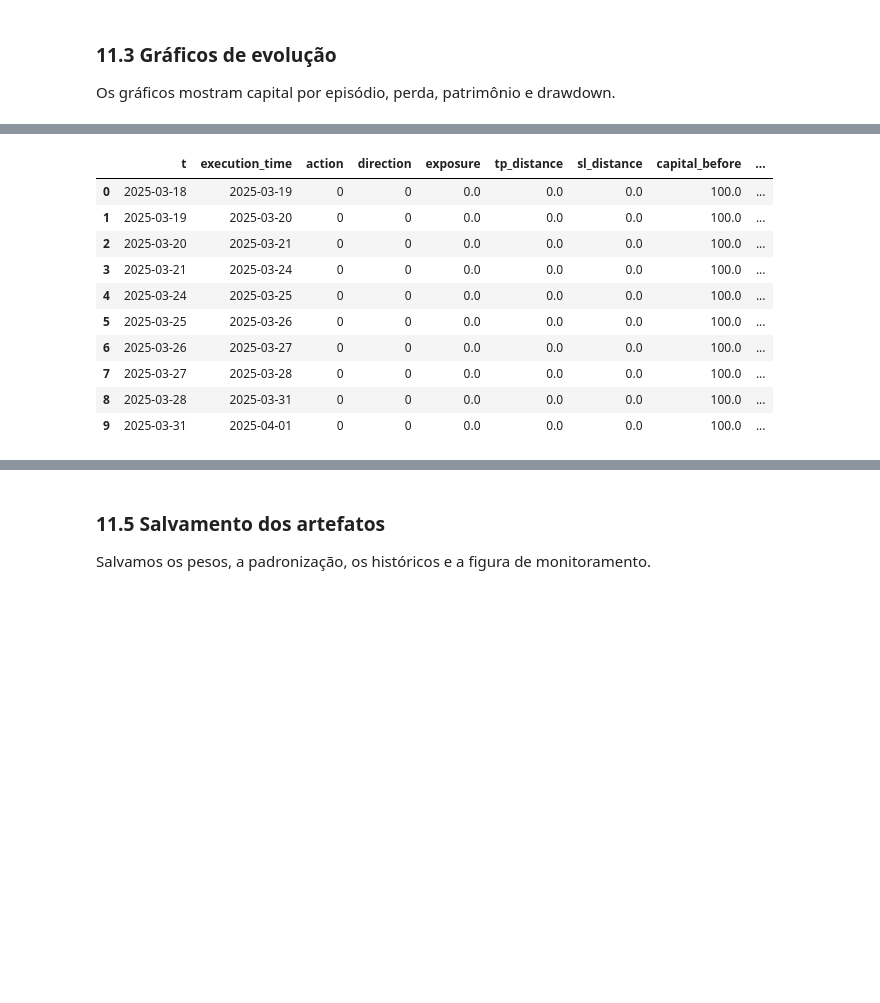
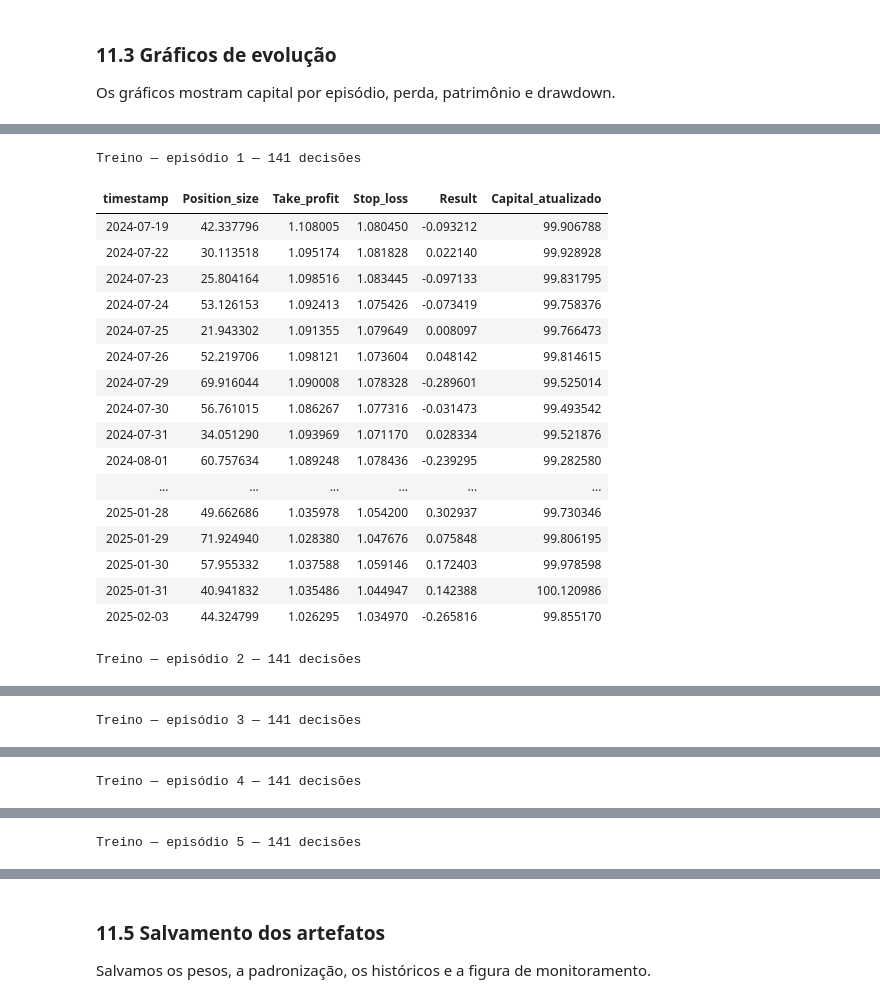
Before and after one commit to miguelrferreiraf/libellula, a Jupyter notebook: notebooks/modelo_RL_gestao_banca/modeloRLgestaobanca.ipynb, the cells around one changed output, grey strips where cells are left out. Cells and saved outputs as stored; diff of their text form; code cells hidden in the pictures; blank space fills up the shorter version.

```diff
--- a/notebooks/modelo_RL_gestao_banca/modeloRLgestaobanca.ipynb
+++ b/notebooks/modelo_RL_gestao_banca/modeloRLgestaobanca.ipynb
@@ -293,7 +269,7 @@ Entrada no Open de t+1. Comprado: TP acima e SL abaixo; vendido: TP abaixo e SL
 def execute_trade(outputs, bar):
     direction, exposure, tp_distance, sl_distance = outputs
     entry = float(bar['Open'])
-    if direction == 0:
+    if direction == 0 or exposure == 0:
         return {'entry': entry, 'exit': entry, 'tp': None, 'sl': None, 'reason': 'FORA'}
     tp = entry * (1 + direction * tp_distance)
     sl = entry * (1 - direction * sl_distance)
@@ -445,6 +421,8 @@ Criamos a rede, o otimizador e os registros de seleção na validação.
 model = ActorCritic()
 optimizer = torch.optim.Adam(model.parameters(), lr=LEARNING_RATE)
 training_rows = []
+training_histories = []
+validation_histories = []
 best_score, best_weights, best_episode = -np.inf, None, None
 last_train = None
 # %% [markdown]
@@ -457,12 +435,12 @@ for episode in range(1, EPISODES + 1):
     obs = env.reset()
     logs, values, entropies, rewards = [], [], [], []
     while not env.done:
-        logits, value = model(torch.tensor(obs))
-        distribution = Categorical(logits=logits)
+        location, value = model(torch.tensor(obs))
+        distribution = model.distribution(location)
         action = distribution.sample()
-        obs, reward, _, _ = env.step(int(action.item()))
-        logs.append(distribution.log_prob(action)); values.append(value)
-        entropies.append(distribution.entropy()); rewards.append(reward)
+        obs, reward, _, _ = env.step(action.numpy())
+        logs.append(distribution.log_prob(action).sum()); values.append(value)
+        entropies.append(distribution.entropy().sum()); rewards.append(reward)
     returns, running = [], 0.0
     for reward in reversed(rewards):
         running = reward + GAMMA * running
@@ -478,6 +456,7 @@ for episode in range(1, EPISODES + 1):
     nn.utils.clip_grad_norm_(model.parameters(), 1.0)
     optimizer.step()
     validation = rollout(model, val_idx)
+    validation_histories.append(pd.DataFrame(validation.history).assign(episode=episode))
     if validation.equity > best_score:
         best_score = validation.equity
         best_weights = copy.deepcopy(model.state_dict())
@@ -485,6 +464,7 @@ for episode in range(1, EPISODES + 1):
     training_rows.append(dict(episode=episode, train_final=env.equity,
                              validation_final=validation.equity, loss=float(loss.detach()),
                              reward_sum=sum(rewards)))
+    training_histories.append(pd.DataFrame(env.history).assign(episode=episode))
     last_train = env
     if episode == 1 or episode % 10 == 0:
         print(f'Episódio {episode}/{EPISODES}: treino ${env.equity:.4f}; validação ${validation.equity:.4f}')
@@ -568,8 +548,8 @@ def metrics(env):
 
 Comparamos estratégias com **o mesmo executor e a mesma banca inicial**.
 # %%
-fixed_test = rollout(model, test_idx, fixed_action=1)
-flat_test = rollout(model, test_idx, fixed_action=0)
+fixed_test = rollout(model, test_idx, fixed_action=np.array([np.log(.25 / .75), np.log(np.expm1(.005)), np.log(np.expm1(.005))]))
+flat_test = rollout(model, test_idx, fixed_action=np.array([-1000.0, -5.0, -5.0]))
 display(pd.DataFrame({'treino (política final)': metrics(train_evaluation),
                       'validação': metrics(validation_evaluation),
                       'teste RL': metrics(test_evaluation),
@@ -607,6 +595,31 @@ As tabelas permitem conferir as saídas e as primeiras transições do teste.
 # %%
+def operations_table(history):
+    log = pd.DataFrame(history)
+    return pd.DataFrame({
+        'timestamp': log['execution_time'],
+        'Position_size': log['capital_before'] * log['exposure'] * (log['direction'] != 0),
+        'Take_profit': log['tp'],
+        'Stop_loss': log['sl'],
+        'Result': log['net_pnl'],
+        'Capital_atualizado': log['capital_after'],
+    })
+
+def show_operations(label, history):
+    table = operations_table(history)
+    display(HTML(f'<details><summary><b>{label} — {len(table)} decisões</b></summary>'
+                 + table.to_html(index=False, max_rows=None, max_cols=None) + '</details>'))
+
 display(test_log.reason.value_counts().rename('ocorrências').to_frame())
-display(test_log.head(10))
+for episode, history in enumerate(training_histories, start=1):
+    show_operations(f'Treino — episódio {episode}', history)
+for episode, history in enumerate(validation_histories, start=1):
+    show_operations(f'Validação — episódio {episode}', history)
+for label, env in [('Treino — política selecionada', train_evaluation),
+                   ('Validação — política selecionada', validation_evaluation),
+                   ('Teste — política selecionada', test_evaluation)]:
+    show_operations(label, env.history)
+show_operations('Comparador — exposição fixa', fixed_test.history)
+show_operations('Comparador — fora', flat_test.history)
 # %% [output]
 |  | ocorrências |
 | reason |  |
@@ -616,11 +629,19 @@ display(test_log.head(10))
+Treino — episódio 1 — 141 decisões
-|  | t | execution_time | action | direction | exposure | tp_distance | sl_distance | capital_before | ... |
-| 0 | 2025-03-18 | 2025-03-19 | 0 | 0 | 0.0 | 0.0 | 0.0 | 100.0 | ... |
-| 1 | 2025-03-19 | 2025-03-20 | 0 | 0 | 0.0 | 0.0 | 0.0 | 100.0 | ... |
-| 2 | 2025-03-20 | 2025-03-21 | 0 | 0 | 0.0 | 0.0 | 0.0 | 100.0 | ... |
-| 3 | 2025-03-21 | 2025-03-24 | 0 | 0 | 0.0 | 0.0 | 0.0 | 100.0 | ... |
-| 4 | 2025-03-24 | 2025-03-25 | 0 | 0 | 0.0 | 0.0 | 0.0 | 100.0 | ... |
-| 5 | 2025-03-25 | 2025-03-26 | 0 | 0 | 0.0 | 0.0 | 0.0 | 100.0 | ... |
-| 6 | 2025-03-26 | 2025-03-27 | 0 | 0 | 0.0 | 0.0 | 0.0 | 100.0 | ... |
-| 7 | 2025-03-27 | 2025-03-28 | 0 | 0 | 0.0 | 0.0 | 0.0 | 100.0 | ... |
-| 8 | 2025-03-28 | 2025-03-31 | 0 | 0 | 0.0 | 0.0 | 0.0 | 100.0 | ... |
-| 9 | 2025-03-31 | 2025-04-01 | 0 | 0 | 0.0 | 0.0 | 0.0 | 100.0 | ... |
+| timestamp | Position_size | Take_profit | Stop_loss | Result | Capital_atualizado |
+| 2024-07-19 | 42.337796 | 1.108005 | 1.080450 | -0.093212 | 99.906788 |
+| 2024-07-22 | 30.113518 | 1.095174 | 1.081828 | 0.022140 | 99.928928 |
+| 2024-07-23 | 25.804164 | 1.098516 | 1.083445 | -0.097133 | 99.831795 |
+| 2024-07-24 | 53.126153 | 1.092413 | 1.075426 | -0.073419 | 99.758376 |
+| 2024-07-25 | 21.943302 | 1.091355 | 1.079649 | 0.008097 | 99.766473 |
+| 2024-07-26 | 52.219706 | 1.098121 | 1.073604 | 0.048142 | 99.814615 |
+| 2024-07-29 | 69.916044 | 1.090008 | 1.078328 | -0.289601 | 99.525014 |
+| 2024-07-30 | 56.761015 | 1.086267 | 1.077316 | -0.031473 | 99.493542 |
+| 2024-07-31 | 34.051290 | 1.093969 | 1.071170 | 0.028334 | 99.521876 |
+| 2024-08-01 | 60.757634 | 1.089248 | 1.078436 | -0.239295 | 99.282580 |
+| ... | ... | ... | ... | ... | ... |
+| 2025-01-28 | 49.662686 | 1.035978 | 1.054200 | 0.302937 | 99.730346 |
+| 2025-01-29 | 71.924940 | 1.028380 | 1.047676 | 0.075848 | 99.806195 |
+| 2025-01-30 | 57.955332 | 1.037588 | 1.059146 | 0.172403 | 99.978598 |
+| 2025-01-31 | 40.941832 | 1.035486 | 1.044947 | 0.142388 | 100.120986 |
+| 2025-02-03 | 44.324799 | 1.026295 | 1.034970 | -0.265816 | 99.855170 |
+Treino — episódio 2 — 141 decisões
@@ -626,0 +665 @@ display(test_log.head(10))
+Treino — episódio 3 — 141 decisões
@@ -626,0 +683 @@ display(test_log.head(10))
+Treino — episódio 4 — 141 decisões
@@ -626,0 +701 @@ display(test_log.head(10))
+Treino — episódio 5 — 141 decisões
```
Also changed, not shown: parts of 24 cells of this notebook, 18 other files.
